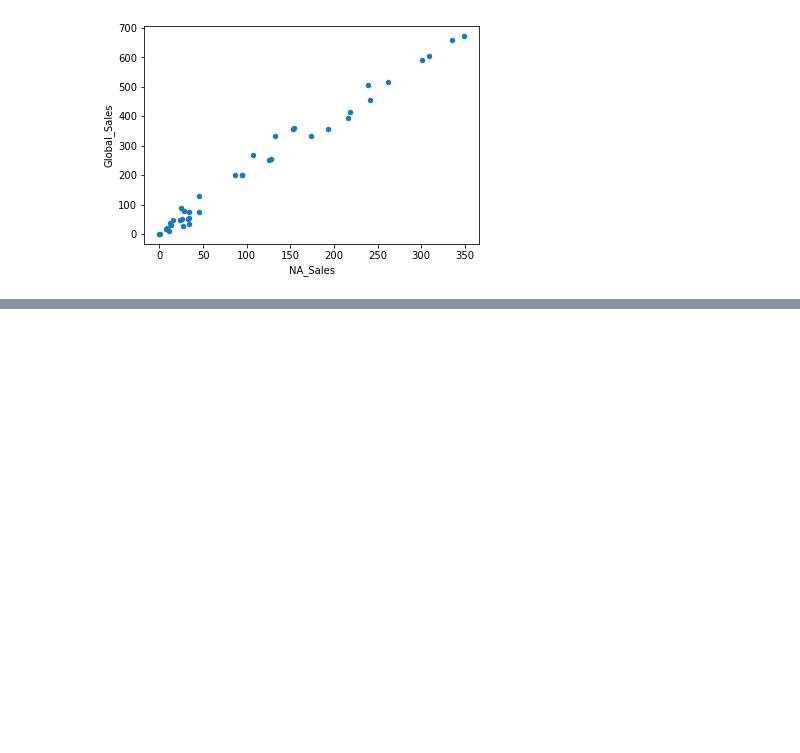
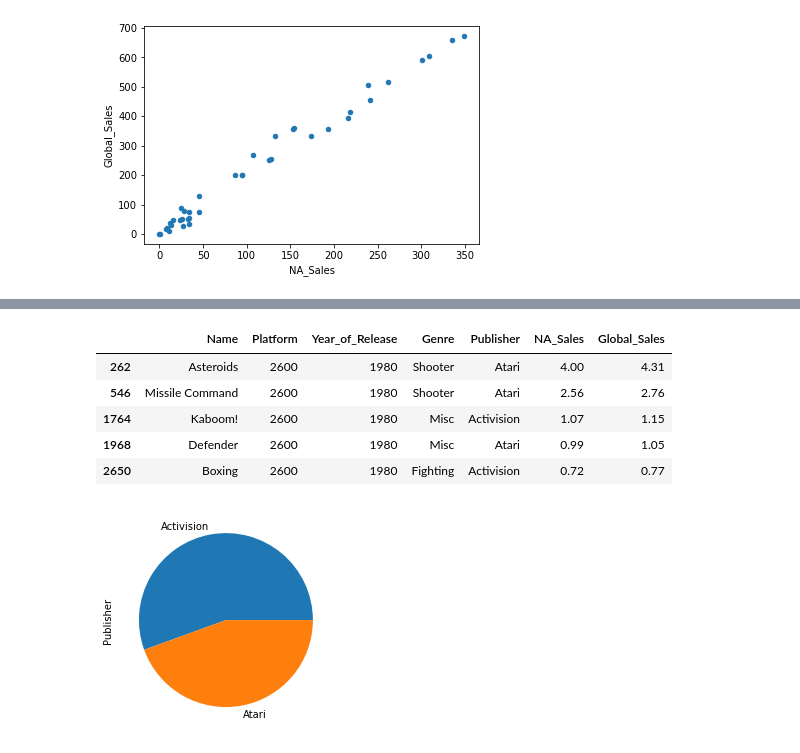
Before and after one commit to MrMrRPG/project_1, a Jupyter notebook: Shan-Folder/project-1.ipynb, the cells around one changed output, grey strips where cells are left out. Saved outputs shown, nothing was run; the diff lists cells and outputs as text; code cells hidden in the pictures; blank space fills up the shorter version.

```diff
--- a/Shan-Folder/project-1.ipynb
+++ b/Shan-Folder/project-1.ipynb
@@ -230,0 +242,13 @@ AttributeError: '{:.0%}' is not a valid function for 'Series' object
+# %%
+lgame=Odf.loc[Odf['Year_of_Release']==1980]
+plat=lgame['Publisher'].value_counts()
+plat.plot(kind='pie')
+lgame.head(5)
+# %% [output]
+|  | Name | Platform | Year_of_Release | Genre | Publisher | NA_Sales | Global_Sales |
+| 262 | Asteroids | 2600 | 1980 | Shooter | Atari | 4.00 | 4.31 |
+| 546 | Missile Command | 2600 | 1980 | Shooter | Atari | 2.56 | 2.76 |
+| 1764 | Kaboom! | 2600 | 1980 | Misc | Activision | 1.07 | 1.15 |
+| 1968 | Defender | 2600 | 1980 | Misc | Atari | 0.99 | 1.05 |
+| 2650 | Boxing | 2600 | 1980 | Fighting | Activision | 0.72 | 0.77 |
+[figure, added]
```
Also changed, not shown: parts of 7 cells of this notebook.
